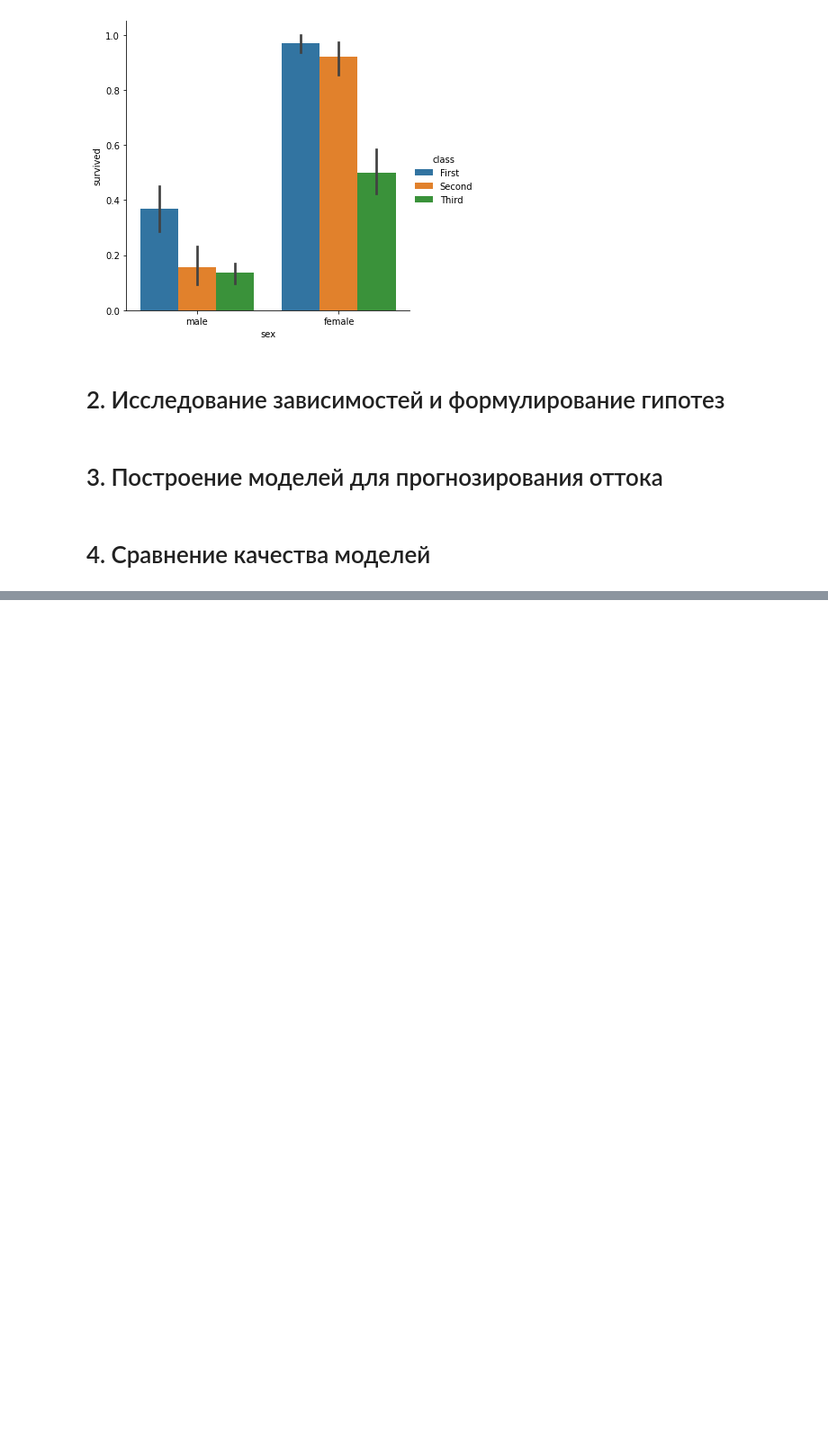
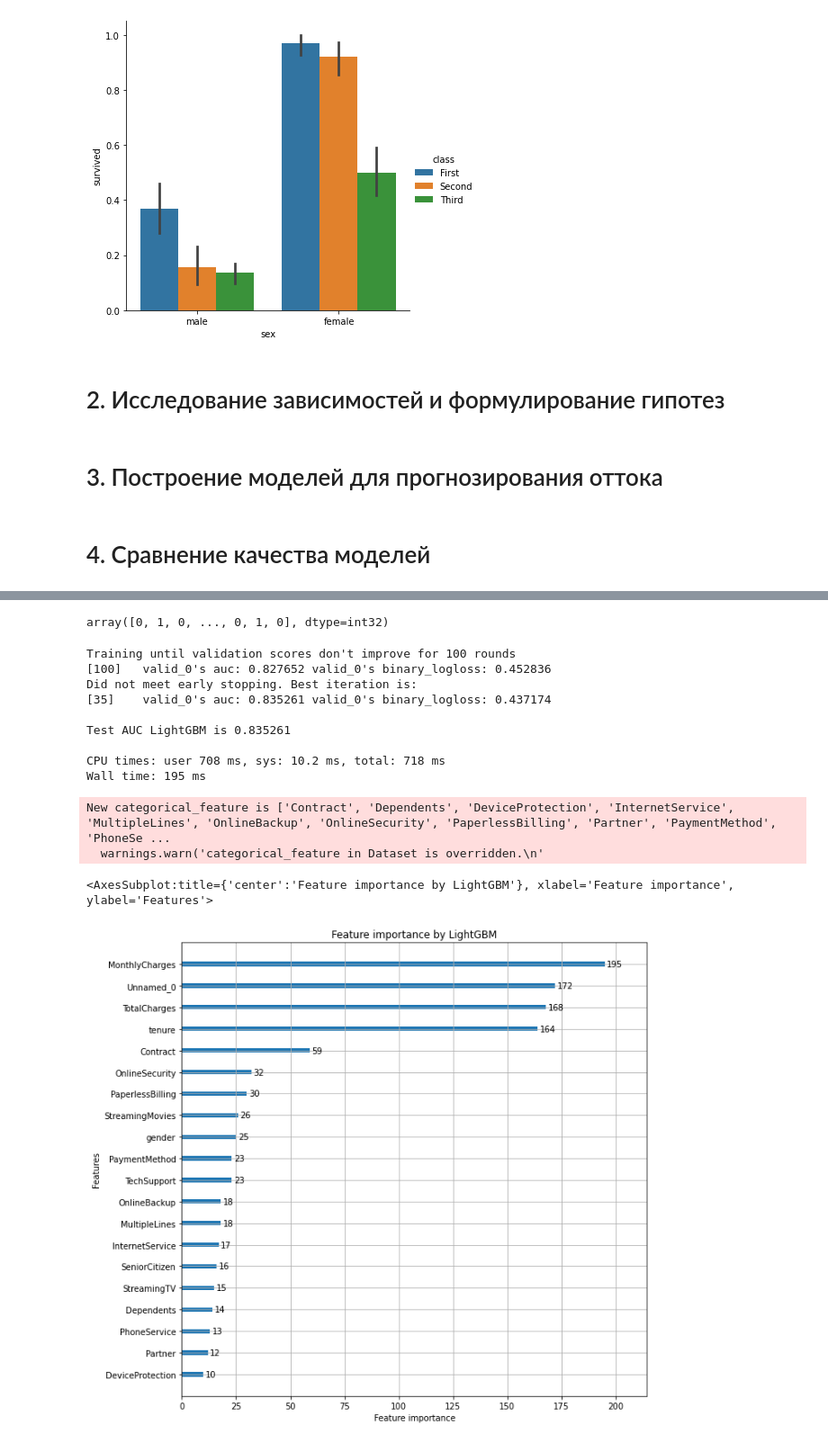
Before and after one commit to ddmitry80/ds_coursework_ml_beginner, a Jupyter notebook: Coursework_ML.ipynb, the cells around one changed output, grey strips where cells are left out. Shown at 90% size. Drawn from its saved outputs; the diff is of its cells as text; code cells hidden in the pictures; blank space fills up the shorter version.

Commit message:
Dataset preprocessing, some models

```diff
--- a/Coursework_ML.ipynb
+++ b/Coursework_ML.ipynb
@@ -172,0 +266,4 @@ sns.catplot(x="sex", y="survived", hue="class", kind="bar", data=titanic)
+# %%
+# Меняю тип столца на числовой, помечая пропущенные данные как '-1'
+telecom_users['TotalCharges'][telecom_users['TotalCharges']==' ']=-1
+telecom_users['TotalCharges'] = telecom_users['TotalCharges'].astype(np.float)
@@ -172,0 +275,14 @@ sns.catplot(x="sex", y="survived", hue="class", kind="bar", data=titanic)
+# %%
+telecom_users['Churn'] = telecom_users['Churn'].astype('int32')
+# %%
+# Переименовываю столбец, для удобства дальнейшей работы с ним
+telecom_users.rename(columns={'Unnamed: 0': 'Unnamed_0'}, inplace=True) # = 'Unnamed_0'
+# %%
+from sklearn.model_selection import train_test_split
+
+X_train, X_test, y_train, y_test = train_test_split(
+    telecom_users.drop(columns=['customerID', 'Churn'], axis=1),
+    telecom_users['Churn'].values,
+    test_size=0.2,
+    random_state=47
+)
@@ -172,0 +305,52 @@ sns.catplot(x="sex", y="survived", hue="class", kind="bar", data=titanic)
+# %%
+y_train
+# %% [output]
+array([0, 1, 0, ..., 0, 1, 0], dtype=int32)
+# %%
+%%time
+# LightGBM
+import lightgbm as lgb
+import pickle
+from sklearn.metrics import roc_auc_score
+
+model_lgb = lgb.LGBMClassifier(
+    #n_estimators=1000,
+    #learning_rate=0.01,
+    #max_depth=10,
+    n_jobs=-1,
+    #objective='mse',
+    random_state=43
+)
+
+model_lgb.fit(
+    X_train, y_train,
+    eval_set=(X_test, y_test),
+    categorical_feature=cat_features,
+    eval_metric='AUC',
+    early_stopping_rounds=100,
+    verbose=100,
+)
+pred_lgb = model_lgb.predict_proba(X_test)[:,1]
+
+print(f'\nTest AUC LightGBM is {roc_auc_score(y_test, pred_lgb):.6f}\n')
+
+# Save model to disk
+pickle.dump(model_lgb, open('data/sa-model_lgb.pkl', "wb"))
+
+# Plot LightGBM features importance
+fig, ax = plt.subplots(1,1,figsize=(10, 10))
+lgb.plot_importance(booster=model_lgb, ax=ax, title='Feature importance by LightGBM');
+# %% [output]
+Training until validation scores don't improve for 100 rounds
+[100]   valid_0's auc: 0.827652 valid_0's binary_logloss: 0.452836
+Did not meet early stopping. Best iteration is:
+[35]    valid_0's auc: 0.835261 valid_0's binary_logloss: 0.437174
+
+Test AUC LightGBM is 0.835261
+
+CPU times: user 708 ms, sys: 10.2 ms, total: 718 ms
+Wall time: 195 ms
+New categorical_feature is ['Contract', 'Dependents', 'DeviceProtection', 'InternetService', 'MultipleLines', 'OnlineBackup', 'OnlineSecurity', 'PaperlessBilling', 'Partner', 'PaymentMethod', 'PhoneSe ...
+  warnings.warn('categorical_feature in Dataset is overridden.\n'
+<AxesSubplot:title={'center':'Feature importance by LightGBM'}, xlabel='Feature importance', ylabel='Features'>
+[figure, added]
```
Also changed, not shown: parts of 22 cells of this notebook.
